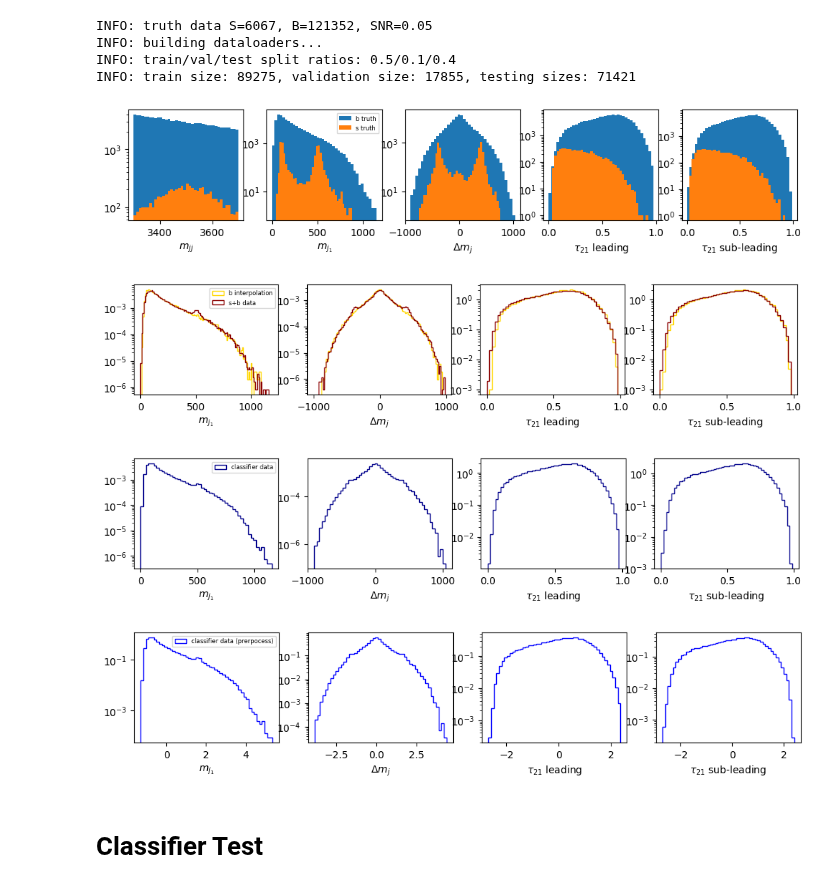
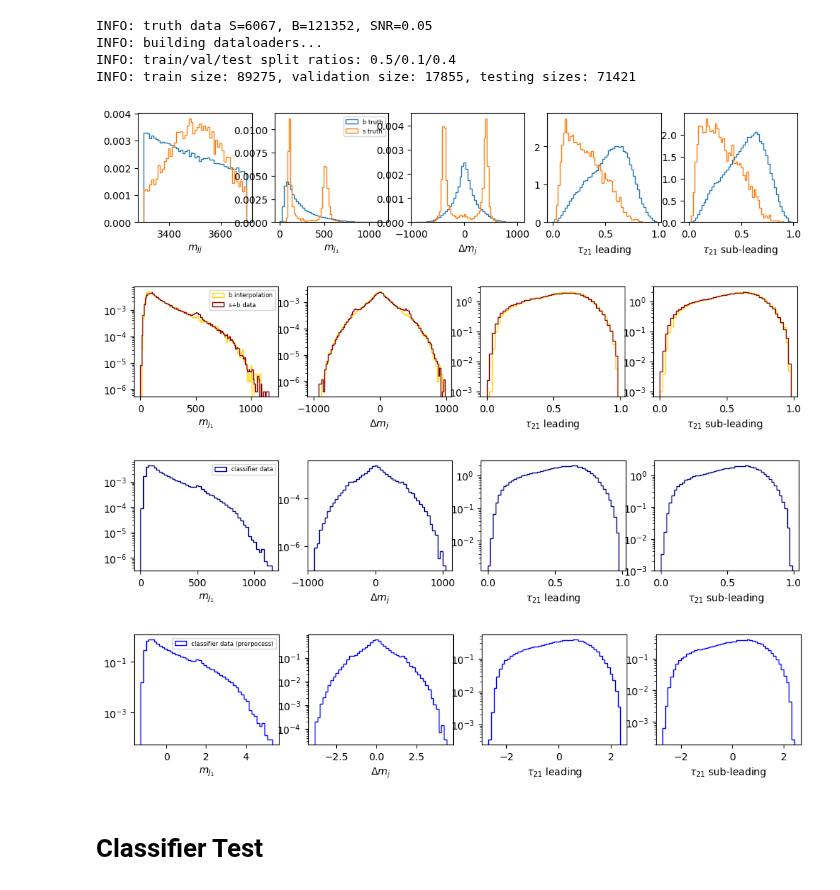
Before and after one commit to dfaroughy/DynGenModels, a Jupyter notebook: notebooks/cathode.ipynb, the cells around one changed output. Cells and saved outputs as stored; diff of their text form; code cells hidden in the pictures.

```diff
--- a/notebooks/cathode.ipynb
+++ b/notebooks/cathode.ipynb
@@ -220,31 +220,31 @@ INFO: train size: 89275, validation size: 17855, testing sizes: 71421
 # %%
 fig, ax = plt.subplots(1, 5, figsize=(12,2))
 for i in range(5):
-    ax[i].hist(dataset.background_truth[...,1+i], bins=40, histtype='stepfilled', density=False, log=True, label='b truth')
-    ax[i].hist(dataset.signal_truth[...,1+i], bins=40, histtype='stepfilled', density=False, log=True, label='s truth')
+    ax[i].hist(dataset.background_truth[...,1+i], bins=50, histtype='step', density=True, log=False, label='b truth')
+    ax[i].hist(dataset.signal_truth[...,1+i], bins=50, histtype='step', density=True, log=False, label='s truth')
     ax[i].set_xlabel(features[i])
     if i==1: ax[i].legend(loc='upper right', fontsize=6)
 
 fig, ax = plt.subplots(1, 4, figsize=(12,2))
 for i in range(4):
     ax[i].hist(dataset.background_estimation[...,1+i], bins=bins[i+1],  color='gold', density=True, log=True, histtype='step', label='b interpolation')
     ax[i].hist(dataset.data_ref[...,1+i], bins=bins[1+i], density=True, color='darkred', log=True, histtype='step', label='s+b data')
     ax[i].set_xlabel(features[1+i])
     if i==0: ax[i].legend(loc='upper right', fontsize=6)
 
 fig, ax = plt.subplots(1, 4, figsize=(12,2))
 for i in range(4):
     ax[i].hist(dataset.data[...,i], bins=50, density=True, color='darkblue', log=True, histtype='step', label='classifier data')
     ax[i].set_xlabel(features[1+i])
     if i==0: ax[i].legend(loc='upper right', fontsize=6)
 
 fig, ax = plt.subplots(1, 4, figsize=(12,2))
 for i in range(4):
     ax[i].hist(dataset.data_preprocess[...,i], bins=50, density=True, color='blue', log=True, histtype='step', label='classifier data (prerpocess)')
     ax[i].set_xlabel(features[1+i])
     if i==0: ax[i].legend(loc='upper right', fontsize=6)
 # %% [output]
-[figure, old version]
+[figure, new version]
 [figure]
 [figure]
 [figure]
```
Also changed, not shown: parts of 5 cells of this notebook, 8 other files.
